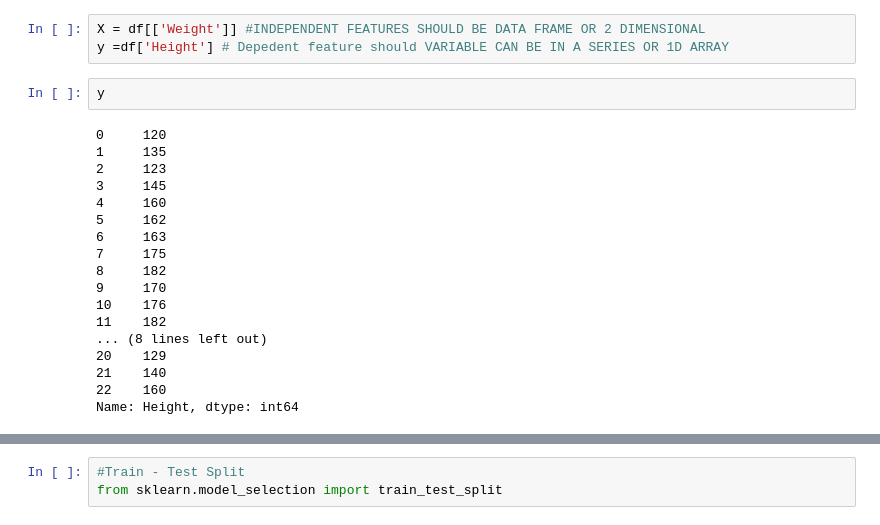
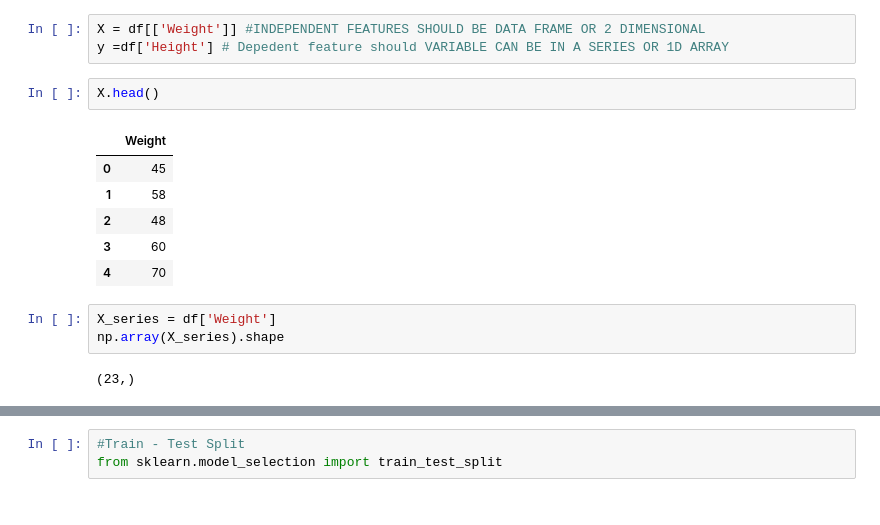
Before and after one commit to niharraju4/Machine-learning, a Jupyter notebook: linear_R/linear_regression_final.ipynb, the cells around one changed output, grey strips where cells are left out. Saved outputs shown, nothing was run; the diff lists cells and outputs as text.

```diff
--- a/linear_R/linear_regression_final.ipynb
+++ b/linear_R/linear_regression_final.ipynb
@@ -197,23 +197,17 @@ np.array(y).shape
 # %%
 X = df[['Weight']] #INDEPENDENT FEATURES SHOULD BE DATA FRAME OR 2 DIMENSIONAL
 y =df['Height'] # Depedent feature should VARIABLE CAN BE IN A SERIES OR 1D ARRAY
-# %%
-y
-# %% [output]
-0     120
-1     135
-2     123
-3     145
-4     160
-5     162
-6     163
-7     175
-8     182
-9     170
-10    176
-11    182
-... (8 lines left out)
-20    129
-21    140
-22    160
-Name: Height, dtype: int64
+# %%
+X.head()
+# %% [output]
+|  | Weight |
+| 0 | 45 |
+| 1 | 58 |
+| 2 | 48 |
+| 3 | 60 |
+| 4 | 70 |
+# %%
+X_series = df['Weight']
+np.array(X_series).shape
+# %% [output]
+(23,)
```
Also changed, not shown: parts of 45 cells of this notebook.
